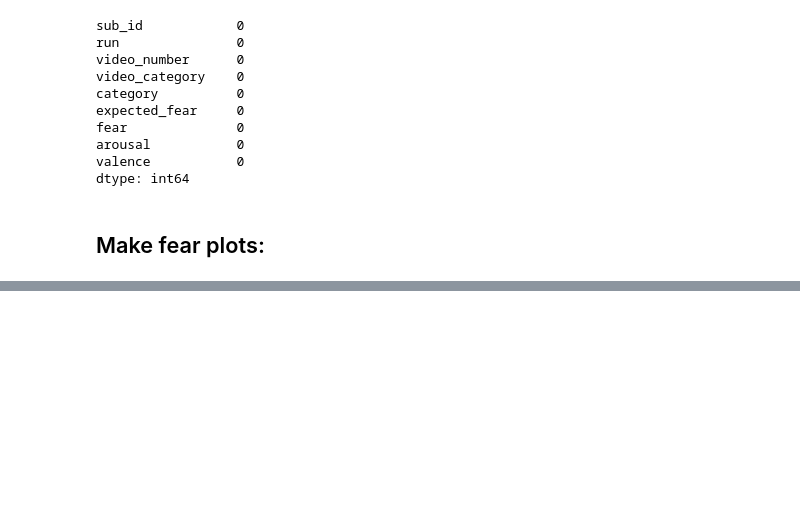
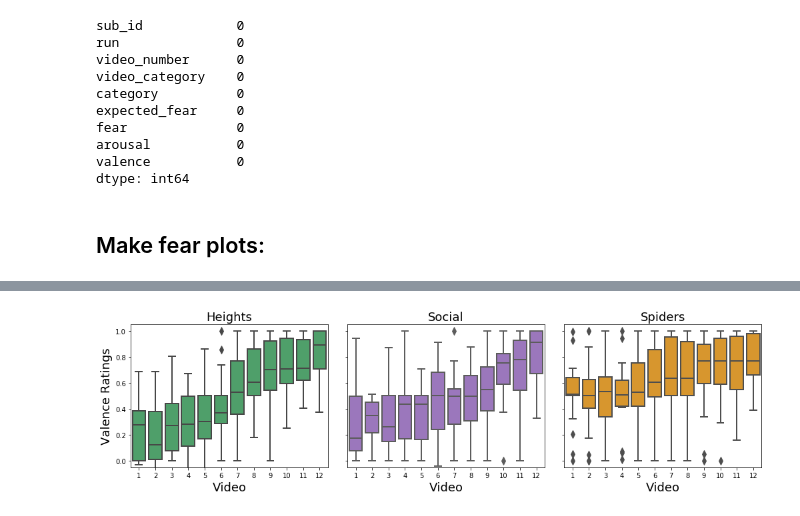
Before and after one commit to yiyuwang/AffVids_mvpa, a Jupyter notebook: 0_Preprocess_fear_ratings.ipynb, the cells around one changed output, grey strips where cells are left out. Drawn from its saved outputs; the diff is of its cells as text; code cells hidden in the pictures; blank space fills up the shorter version.

```diff
--- a/0_Preprocess_fear_ratings.ipynb
+++ b/0_Preprocess_fear_ratings.ipynb
@@ -383,0 +416,30 @@ plt.subplots_adjust(wspace=0.1, hspace=0)
+# %%
+my_colors = ['#42AC65','#9C6CC7', '#F39C12']
+#my_colors = ['#33a02c', '#6a3d9a', '#ff7f00']
+import plotly.express as px
+import seaborn as sns
+import matplotlib.pyplot as plt
+fig, axes= plt.subplots(1, 3, figsize=(14,4))
+for n, category in enumerate(['Heights','Social','Spiders']):
+    plot_df = sorted_ratings[sorted_ratings.category==category]
+    plot_df['video_order']=np.tile(range(1,13), len(subjects_list))
+    c = my_colors[n]
+    sns.boxplot(data=plot_df, x='video_order', y='valence', color = c,ax=axes[n],linewidth=2, fliersize=8)
+    axes[n].set_title(category,fontsize =18)
+    #axes[n].set_xticks()
+    #axes[n].set_xticklabels(all_df[n]['video_num'].apply(int).apply(str),fontsize =14)
+
+    axes[n].set_ylim(-0.05,1.05)
+    plt.tight_layout()
+    plt.show
+
+
+for ax in axes.flat:
+    ax.set_xlabel('Video', fontsize=18)
+    ax.set_ylabel('Valence Ratings', fontsize=18)
+
+for ax in axes.flat:
+       ax.label_outer()
+plt.subplots_adjust(wspace=0.1, hspace=0)
+# %% [output]
+[figure, added]
```
Also changed, not shown: parts of 4 cells of this notebook, 12 other files.
